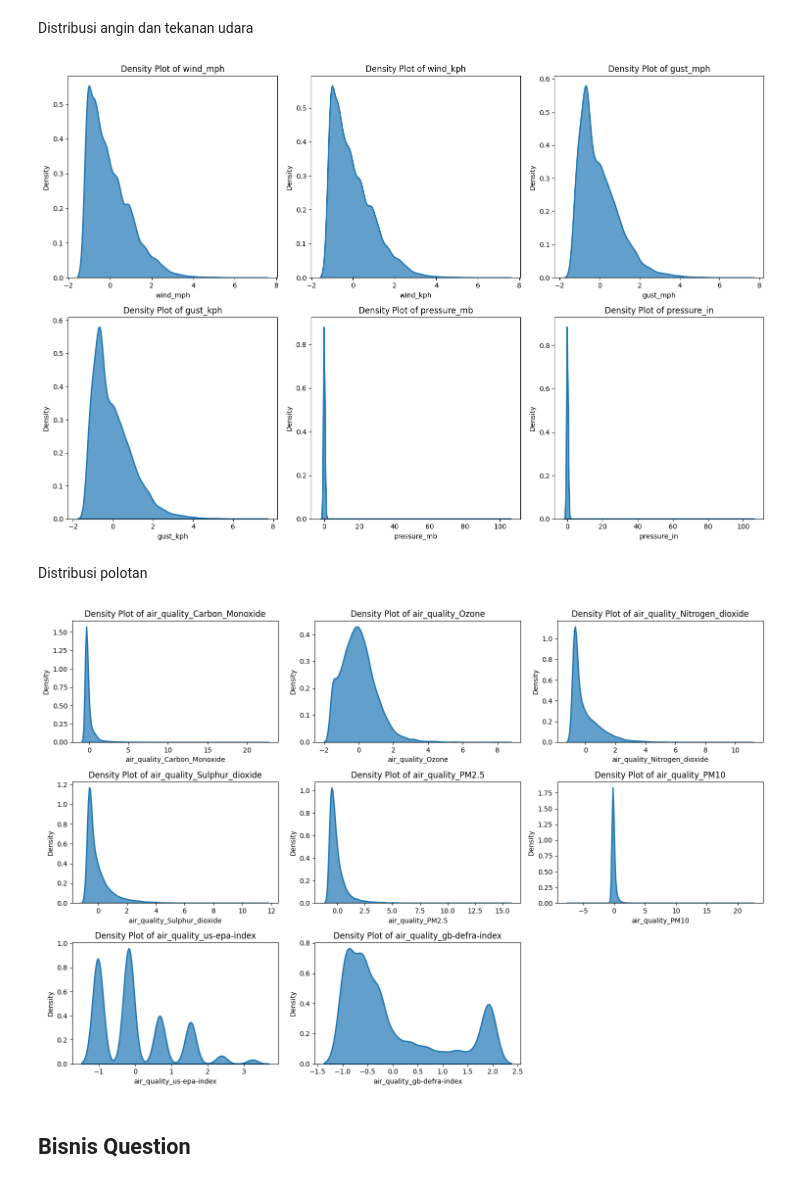
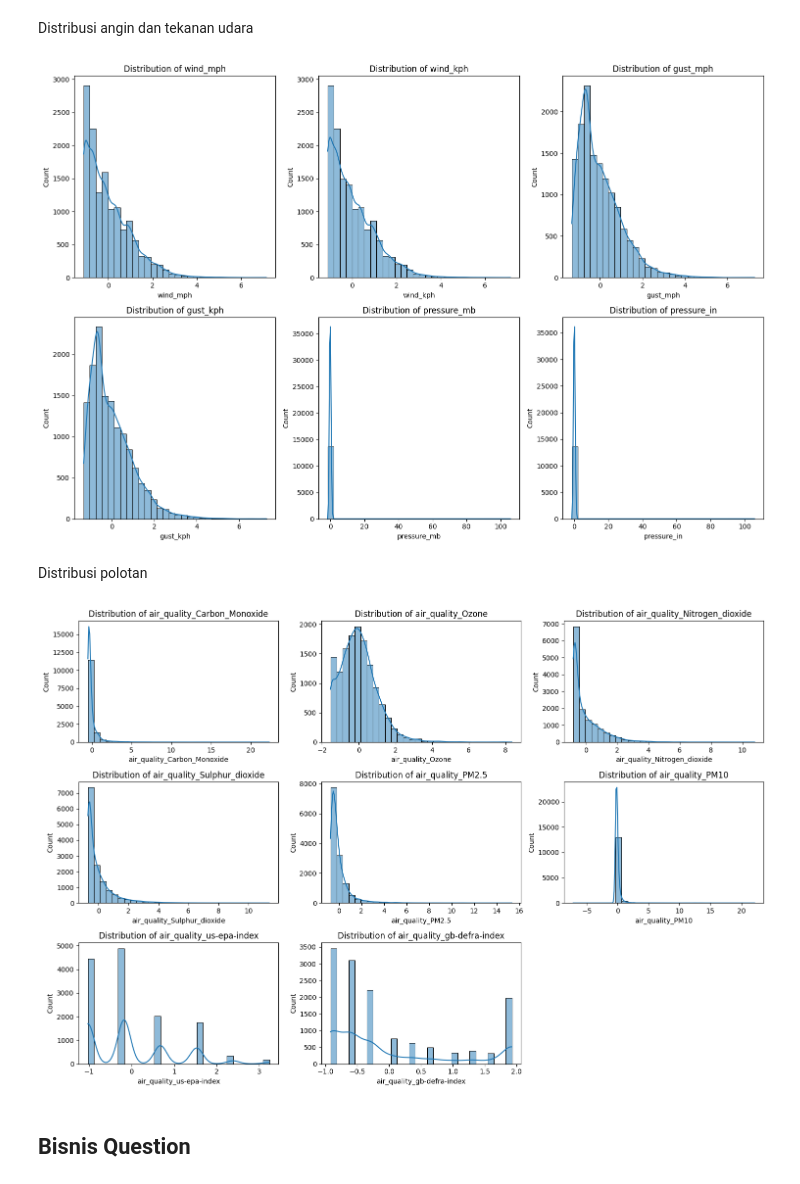
Before and after one commit to SenyuminAja16/2-Faza-Grace, a Jupyter notebook: EDAdan Visualization.ipynb, the cells around one changed output. Saved outputs shown, nothing was run; the diff lists cells and outputs as text; code cells hidden in the pictures.

```diff
--- a/EDAdan Visualization.ipynb
+++ b/EDAdan Visualization.ipynb
@@ -235,39 +235,34 @@ Distribusi angin dan tekanan udara
 # %%
 # Distribusi angin dan tekanan udara
 angin_udara = ['wind_mph', 'wind_kph', 'gust_mph', 'gust_kph', 'pressure_mb', 'pressure_in']
 
-plt.figure(figsize=(15, 10))
+plt.figure(figsize=(15,10))
 
 for i, column in enumerate(angin_udara, 1):
-    plt.subplot(2, 3, i)
-    sns.kdeplot(df_asia[column], fill=True, alpha=0.7, linewidth=2)
-    plt.title(f'Density Plot of {column}')
-    plt.xlabel(column)
-    plt.ylabel('Density')
+  plt.subplot(2,3,i)
+  sns.histplot(df_asia[column], kde=True, bins=30)
+  plt.title(f'Distribution of {column}')
 
 plt.tight_layout()
 plt.show()
 # %% [output]
-[figure, old version]
+[figure, new version]
 # %% [markdown]
 Distribusi polotan
 # %%
 # Distribusi Polutan
 polutan = ['air_quality_Carbon_Monoxide', 'air_quality_Ozone', 'air_quality_Nitrogen_dioxide',  'air_quality_Sulphur_dioxide', 'air_quality_PM2.5', 'air_quality_PM10',  'air_quality_us-epa-index', 'air_quality_gb-defra-index']
-
-plt.figure(figsize=(15, 10))
+plt.figure(figsize=(15,10))
 
 for i, column in enumerate(polutan, 1):
-    plt.subplot(3, 3, i)
-    sns.kdeplot(df_asia[column], fill=True, alpha=0.7, linewidth=2)
-    plt.title(f'Density Plot of {column}')
-    plt.xlabel(column)
-    plt.ylabel('Density')
+  plt.subplot(3,3,i)
+  sns.histplot(df_asia[column], kde=True, bins=30)
+  plt.title(f'Distribution of {column}')
 
 plt.tight_layout()
 plt.show()
 # %% [output]
-[figure, old version]
+[figure, new version]
 # %% [markdown]
 ## Bisnis Question
 # %% [markdown]
```
